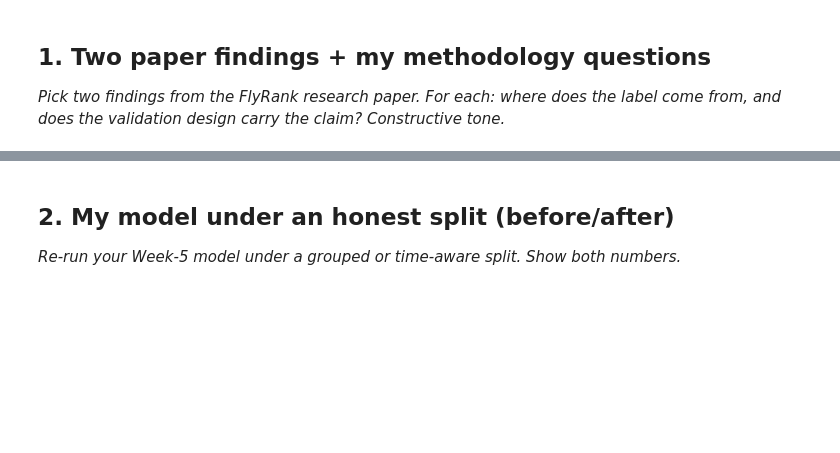
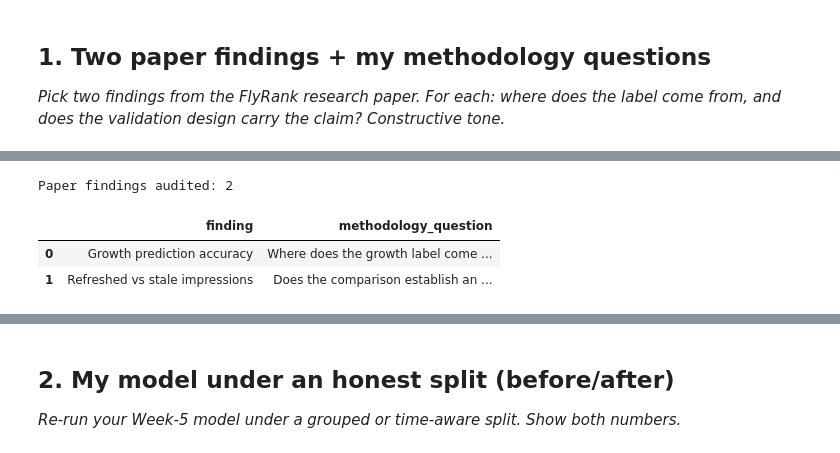
Before and after one commit to Veduisback/flyrank-ml-internship-starter, a Jupyter notebook: work/notebooks/w06_validation_audit.ipynb, the cells around one changed output, grey strips where cells are left out. Saved outputs shown, nothing was run; the diff lists cells and outputs as text; code cells hidden in the pictures; blank space fills up the shorter version.

```diff
--- a/work/notebooks/w06_validation_audit.ipynb
+++ b/work/notebooks/w06_validation_audit.ipynb
@@ -15,0 +35,31 @@ This skeleton is yours to fill. Work the sections **in order** — each one has
+# %%
+# Section 1: simple audit record for the two research findings
+
+import pandas as pd
+
+paper_findings = [
+    {
+        "finding": "Growth prediction accuracy",
+        "methodology_question": (
+            "Where does the growth label come from, and does the "
+            "validation design support the scope of the accuracy claim?"
+        ),
+    },
+    {
+        "finding": "Refreshed vs stale impressions",
+        "methodology_question": (
+            "Does the comparison establish an observed association, "
+            "or could differences between the groups contribute to it?"
+        ),
+    },
+]
+
+paper_audit = pd.DataFrame(paper_findings)
+
+print("Paper findings audited:", len(paper_audit))
+display(paper_audit)
+# %% [output]
+Paper findings audited: 2
+|  | finding | methodology_question |
+| 0 | Growth prediction accuracy | Where does the growth label come ... |
+| 1 | Refreshed vs stale impressions | Does the comparison establish an ... |
```
Also changed, not shown: parts of 13 cells of this notebook.
